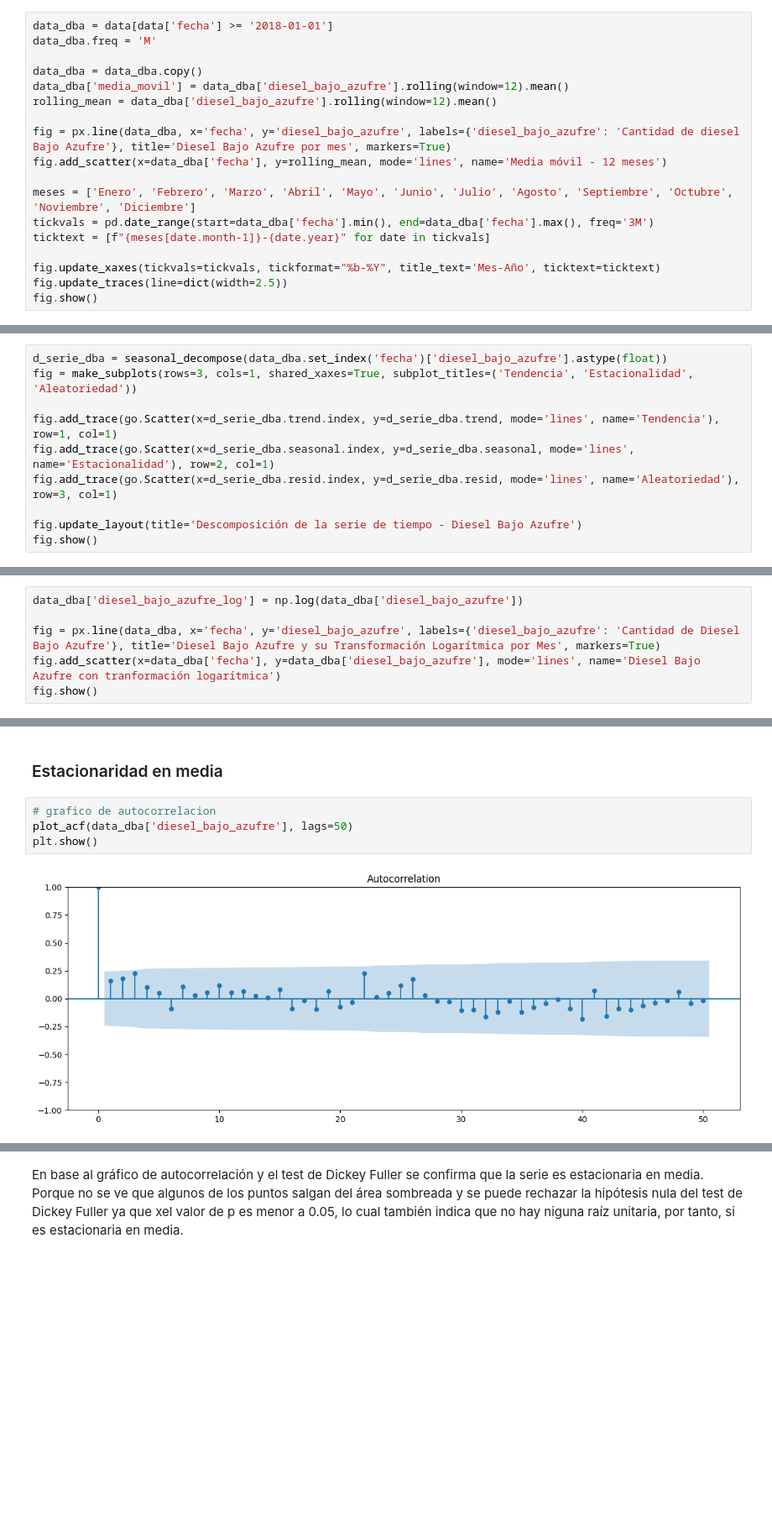
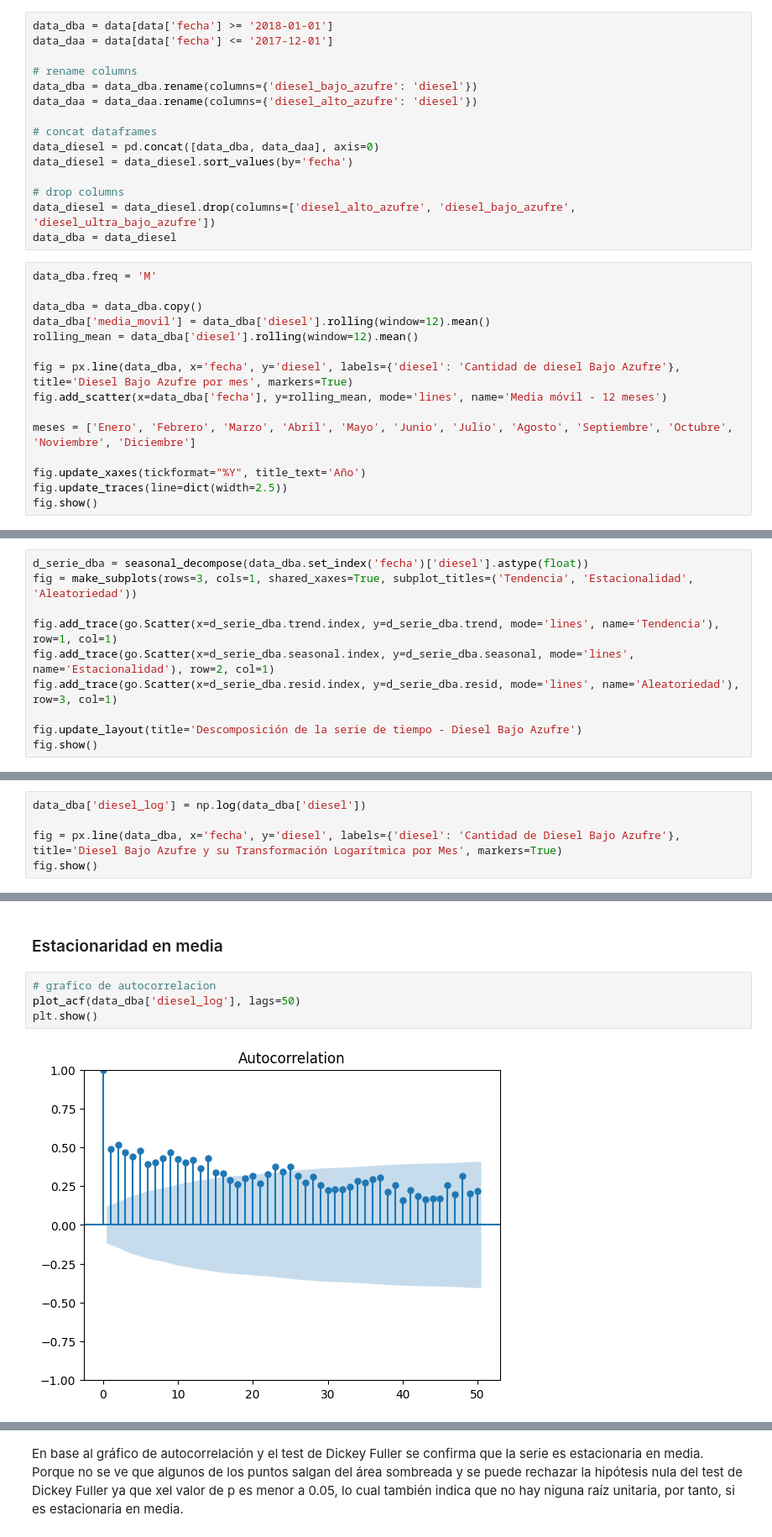
Before and after one commit to MGonza20/Lab2_DataScience, a Jupyter notebook: importaciones.ipynb, the cells around one changed output, grey strips where cells are left out. Shown at 84% size. Drawn from its saved outputs; the diff is of its cells as text; blank space fills up the shorter version.

Commit message:
Fixing data

```diff
--- a/importaciones.ipynb
+++ b/importaciones.ipynb
@@ -104,22 +104,34 @@ fig.show()
 - Inicio: 2018-01-01
 - Fin: 2023-05-01
 - Frecuencia: Mensual
+# %%
+data_dba = data[data['fecha'] >= '2018-01-01']
+data_daa = data[data['fecha'] <= '2017-12-01']
+
+# rename columns
+data_dba = data_dba.rename(columns={'diesel_bajo_azufre': 'diesel'})
+data_daa = data_daa.rename(columns={'diesel_alto_azufre': 'diesel'})
+
+# concat dataframes
+data_diesel = pd.concat([data_dba, data_daa], axis=0)
+data_diesel = data_diesel.sort_values(by='fecha')
+
+# drop columns
+data_diesel = data_diesel.drop(columns=['diesel_alto_azufre', 'diesel_bajo_azufre', 'diesel_ultra_bajo_azufre'])
+data_dba = data_diesel
 # %%
-data_dba = data[data['fecha'] >= '2018-01-01']
 data_dba.freq = 'M'
 
 data_dba = data_dba.copy()
-data_dba['media_movil'] = data_dba['diesel_bajo_azufre'].rolling(window=12).mean()
-rolling_mean = data_dba['diesel_bajo_azufre'].rolling(window=12).mean()
+data_dba['media_movil'] = data_dba['diesel'].rolling(window=12).mean()
+rolling_mean = data_dba['diesel'].rolling(window=12).mean()
 
-fig = px.line(data_dba, x='fecha', y='diesel_bajo_azufre', labels={'diesel_bajo_azufre': 'Cantidad de diesel Bajo Azufre'}, title='Diesel Bajo Azufre por mes', markers=True)
+fig = px.line(data_dba, x='fecha', y='diesel', labels={'diesel': 'Cantidad de diesel Bajo Azufre'}, title='Diesel Bajo Azufre por mes', markers=True)
 fig.add_scatter(x=data_dba['fecha'], y=rolling_mean, mode='lines', name='Media móvil - 12 meses')
 
 meses = ['Enero', 'Febrero', 'Marzo', 'Abril', 'Mayo', 'Junio', 'Julio', 'Agosto', 'Septiembre', 'Octubre', 'Noviembre', 'Diciembre']
-tickvals = pd.date_range(start=data_dba['fecha'].min(), end=data_dba['fecha'].max(), freq='3M')
-ticktext = [f"{meses[date.month-1]}-{date.year}" for date in tickvals]
 
-fig.update_xaxes(tickvals=tickvals, tickformat="%b-%Y", title_text='Mes-Año', ticktext=ticktext)
+fig.update_xaxes(tickformat="%Y", title_text='Año')
 fig.update_traces(line=dict(width=2.5))
 fig.show()
 # %% [markdown]
@@ -149,7 +139,7 @@ def get_stationarity(timeseries, key):
 # %% [markdown]
 ### Descomposición de la serie
 # %%
-d_serie_dba = seasonal_decompose(data_dba.set_index('fecha')['diesel_bajo_azufre'].astype(float))
+d_serie_dba = seasonal_decompose(data_dba.set_index('fecha')['diesel'].astype(float))
 fig = make_subplots(rows=3, cols=1, shared_xaxes=True, subplot_titles=('Tendencia', 'Estacionalidad', 'Aleatoriedad'))
 
 fig.add_trace(go.Scatter(x=d_serie_dba.trend.index, y=d_serie_dba.trend, mode='lines', name='Tendencia'), row=1, col=1)
@@ -164,10 +154,9 @@ No hay una tendencia evidente, pero sí hay una estacionalidad notable. En cuant
 ### Transformación de la serie
 La serie no requiere una transformación logarítmica dado que es estacionaria en varianza.
 # %%
-data_dba['diesel_bajo_azufre_log'] = np.log(data_dba['diesel_bajo_azufre'])
+data_dba['diesel_log'] = np.log(data_dba['diesel'])
 
-fig = px.line(data_dba, x='fecha', y='diesel_bajo_azufre', labels={'diesel_bajo_azufre': 'Cantidad de Diesel Bajo Azufre'}, title='Diesel Bajo Azufre y su Transformación Logarítmica por Mes', markers=True)
-fig.add_scatter(x=data_dba['fecha'], y=data_dba['diesel_bajo_azufre'], mode='lines', name='Diesel Bajo Azufre con tranformación logarítmica')
+fig = px.line(data_dba, x='fecha', y='diesel', labels={'diesel': 'Cantidad de Diesel Bajo Azufre'}, title='Diesel Bajo Azufre y su Transformación Logarítmica por Mes', markers=True)
 fig.show()
 # %% [markdown]
 Se confirma que la serie es estacionaria en varianza al aplicar la función logarítmica y no ver ningún cambio.
@@ -175,9 +164,9 @@ Se confirma que la serie es estacionaria en varianza al aplicar la función loga
 ### Estacionaridad en media
 # %%
 # grafico de autocorrelacion
-plot_acf(data_dba['diesel_bajo_azufre'], lags=50)
+plot_acf(data_dba['diesel_log'], lags=50)
 plt.show()
 # %% [output]
-[figure, old version]
+[figure, new version]
 # %%
 print('Resultados del Test de Dickey Fuller')
```
Also changed, not shown: parts of 6 cells of this notebook.
